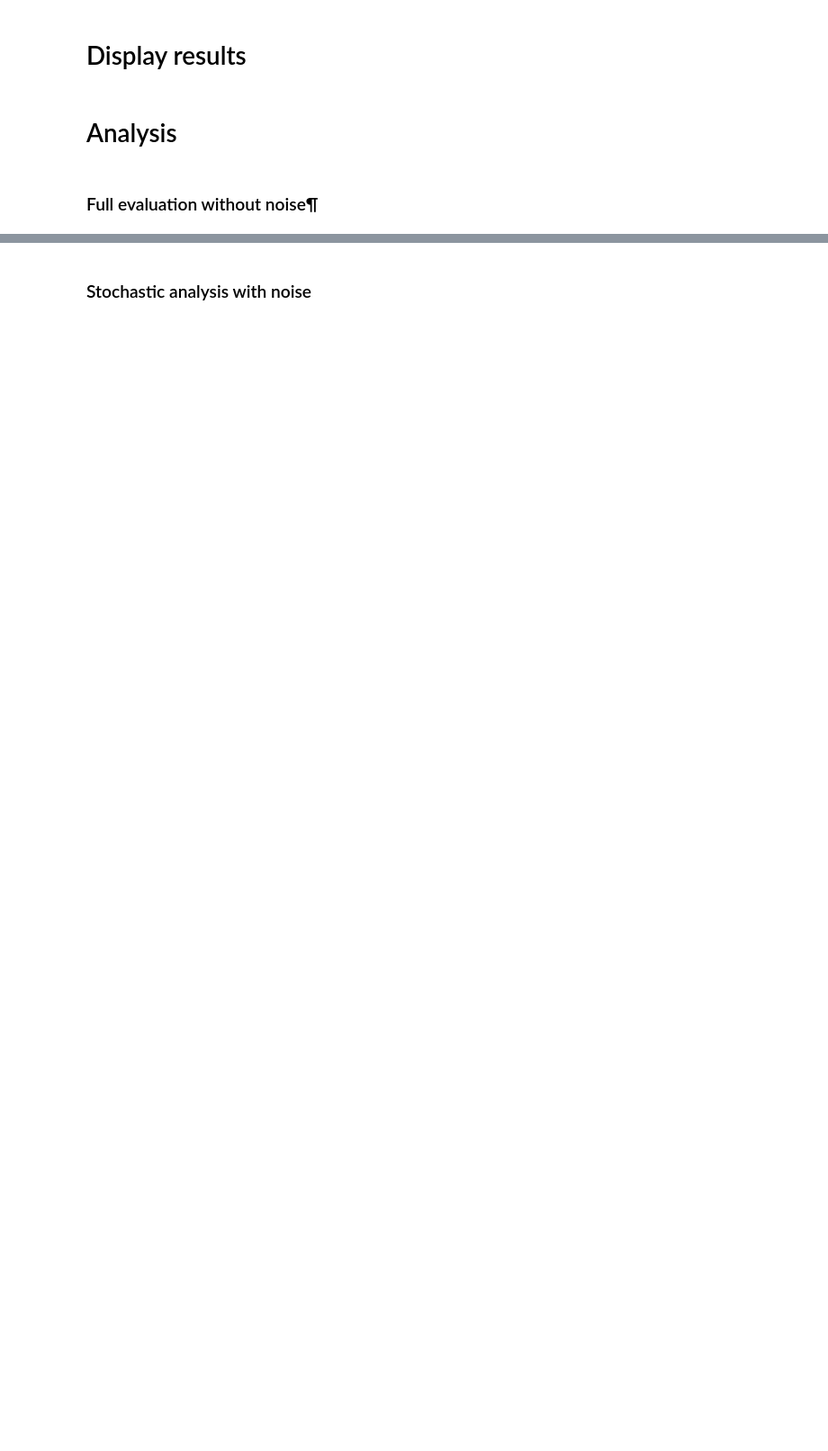
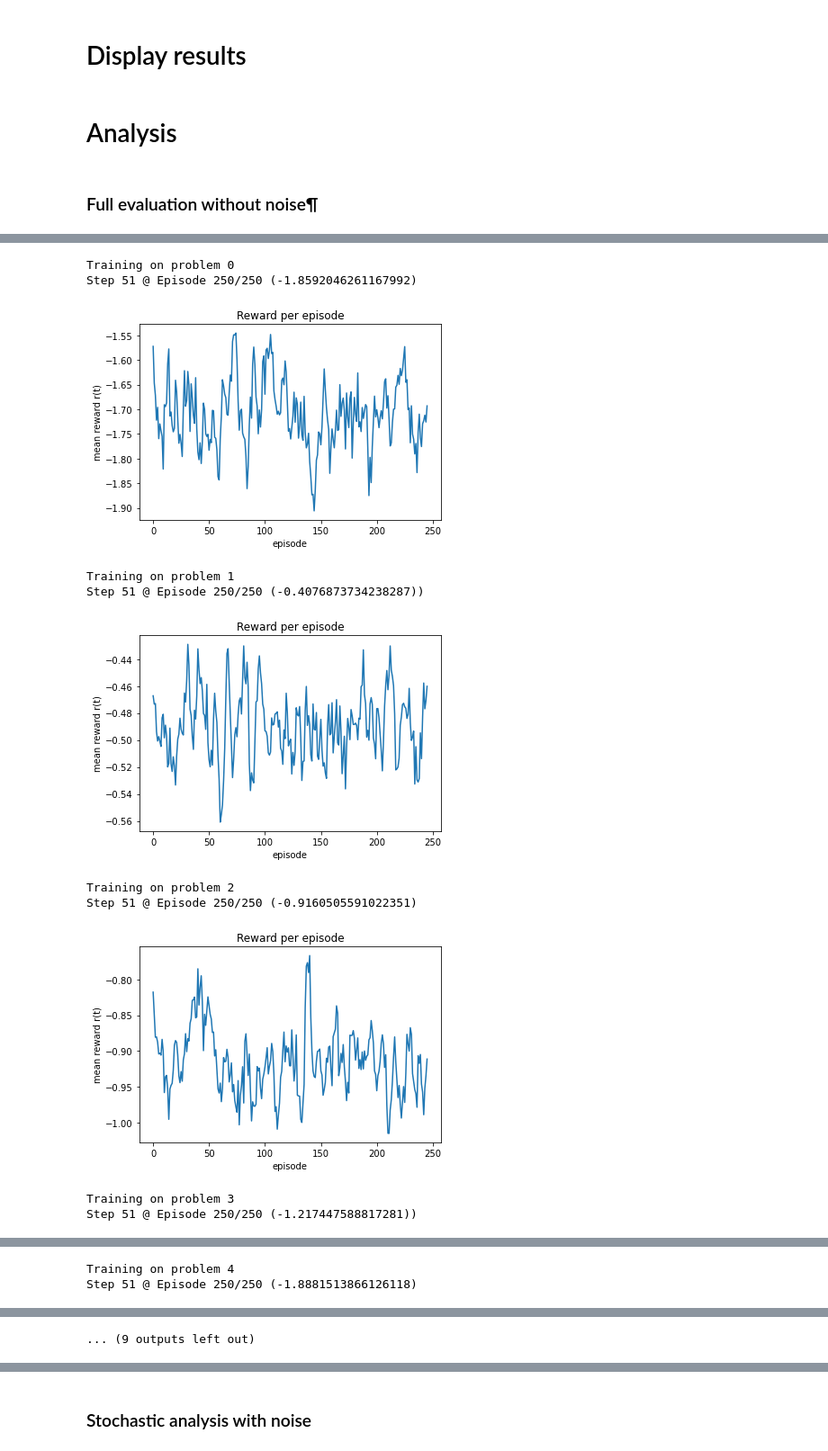
Before and after one commit to erolm-a/ai-coursework-2020, a Jupyter notebook: notebooks/run_rbf.ipynb, the cells around one changed output, grey strips where cells are left out. Shown at 90% size. Cells and saved outputs as stored; diff of their text form; code cells hidden in the pictures; blank space fills up the shorter version.

```diff
--- a/notebooks/run_rbf.ipynb
+++ b/notebooks/run_rbf.ipynb
@@ -469,0 +478,36 @@ total reward -2.1290465997678534
+# %%
+envs = [virl.Epidemic(problem_id=i) for i in range(10)]
+
+full_rewards = []
+policies = []
+
+for i in range(10):
+    print("Training on problem", i)
+    env = envs[i]
+
+    approximator_dl = FunctionApproximator(eta0=0.01)
+    stats = reinforce(env, approximator_dl, 250)
+
+    utils.plot_avg_reward(stats.episode_rewards)
+    policy = create_policy(approximator_dl, 0, 4)
+    policies.append(policy)
+    plt.show()
+
+    for j in range(10):
+        states, rewards, actions = utils.execute_policy(policy, envs[j])
+        full_rewards.append(-np.sum(rewards))
+
+# To copy on the LaTex report
+print(utils.latex_table(np.array(full_rewards).reshape(10, 10), [f"Trained on problem {i}" for i in range(10)], include_means=True))
+# %% [output]
+Training on problem 0
+Step 51 @ Episode 250/250 (-1.8592046261167992)
+[figure, added]
+Training on problem 1
+Step 51 @ Episode 250/250 (-0.4076873734238287))
+[figure, added]
+Training on problem 2
+Step 51 @ Episode 250/250 (-0.9160505591022351)
+[figure, added]
+Training on problem 3
+Step 51 @ Episode 250/250 (-1.217447588817281))
@@ -469,0 +515,2 @@ total reward -2.1290465997678534
+Training on problem 4
+Step 51 @ Episode 250/250 (-1.8881513866126118)
@@ -469,0 +521 @@ total reward -2.1290465997678534
+... (9 outputs left out)
```
Also changed, not shown: parts of 24 cells of this notebook.
